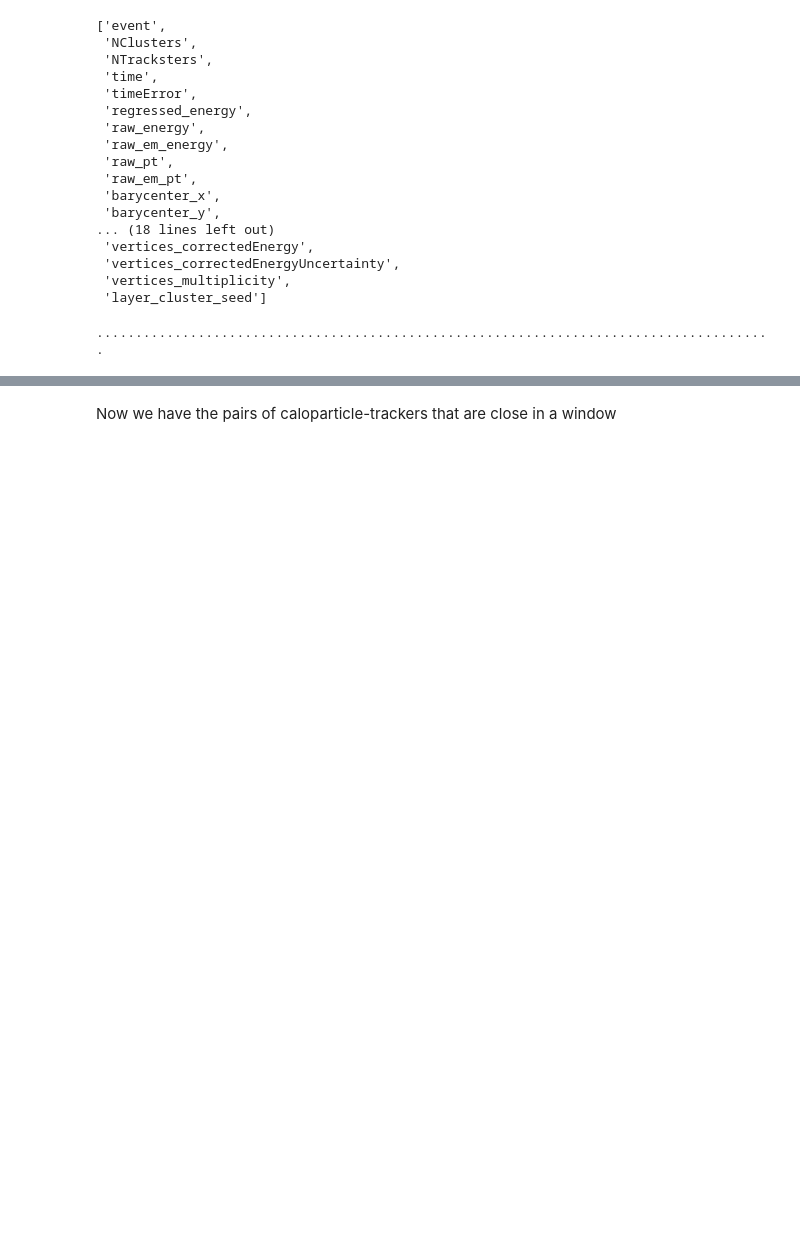
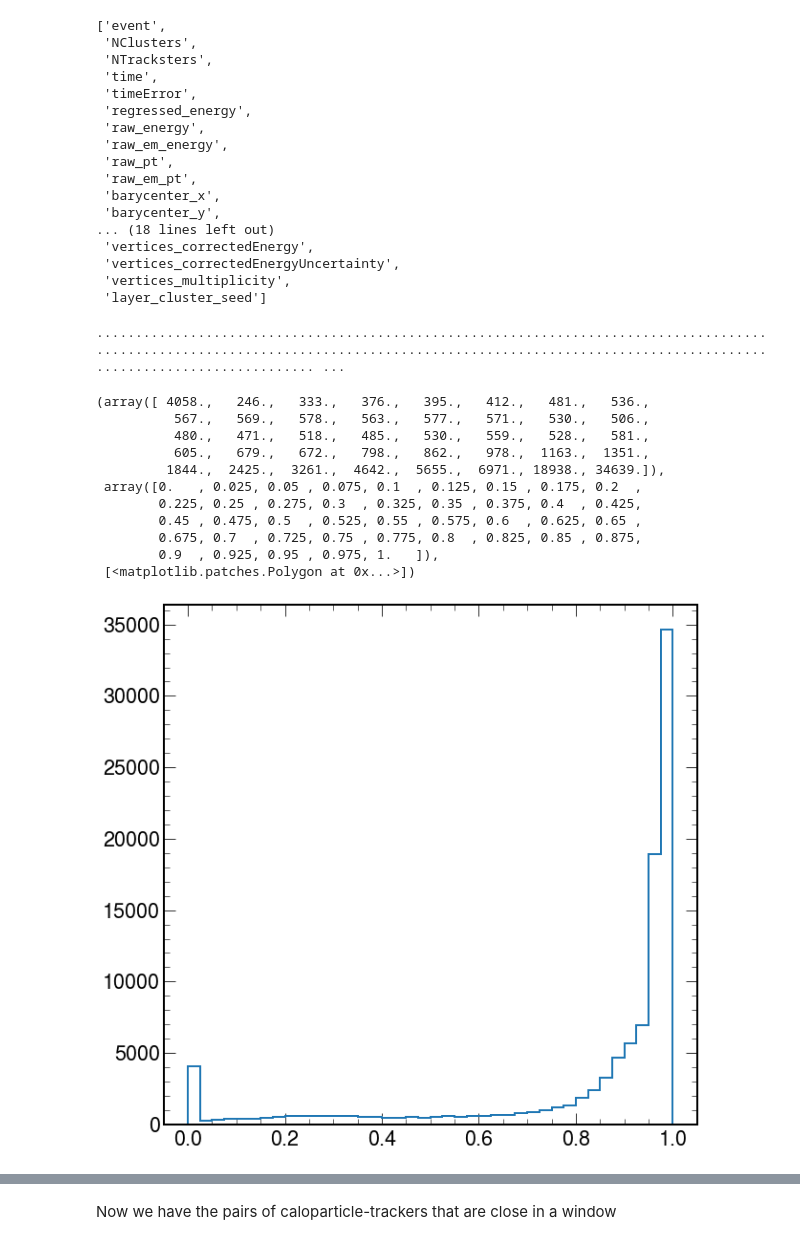
Before and after one commit to valsdav/HGCAL_Linking, a Jupyter notebook: Ntuplizer.ipynb, the cells around one changed output, grey strips where cells are left out. Saved outputs shown, nothing was run; the diff lists cells and outputs as text; code cells hidden in the pictures; blank space fills up the shorter version.

```diff
--- a/Ntuplizer.ipynb
+++ b/Ntuplizer.ipynb
@@ -54,7 +72,7 @@ tracksters = [ ]
 associations = [ ]
 
 i = 0
-N = 100
+N = 10000000
 for file in files:
     if i >= N: break
     i+=1
@@ -65,8 +83,8 @@ for file in files:
         calo = f["ticlNtuplizer/simtrackstersCP"]
         ass = f["ticlNtuplizer/associations"]
         calos.append(calo.arrays(["stsCP_trackster_barycenter_eta","stsCP_trackster_barycenter_phi",
-                                  "stsCP_barycenter_x","stsCP_barycenter_y","stsCP_barycenter_z"]))
-        tracksters.append(t.arrays(["raw_energy","trackster_barycenter_eta","trackster_barycenter_phi",
+                                  "stsCP_barycenter_x","stsCP_barycenter_y","stsCP_barycenter_z","stsCP_raw_energy"]))
+        tracksters.append(t.arrays(["raw_energy","raw_em_energy", "trackster_barycenter_eta","trackster_barycenter_phi",
                                     "barycenter_x","barycenter_y","barycenter_z","id_probabilities",
                                     "EV1", "EV2", "EV3", "eVector0_x", "eVector0_y","eVector0_z", "sigmaPCA1", "sigmaPCA2", "sigmaPCA3"]))
         associations.append(ass.arrays([ "tsCLUE3D_recoToSim_CP", "tsCLUE3D_recoToSim_CP_score"]))
@@ -77,4 +95,4 @@ df_calo = ak.concatenate(calos)
 df_track = ak.concatenate(tracksters)
 df_ass = ak.concatenate(associations)
 # %% [output]
-.......................................................................................
+........................................................................................................................................................................................................ ...
@@ -80,0 +102,16 @@ df_ass = ak.concatenate(associations)
+# %%
+plt.hist(ak.flatten(df_track.id_probabilities[:,:,0]+df_track.id_probabilities[:,:,1]), bins=40, range=(0,1), linewidth=2, histtype='step' )
+#plt.legend()
+# %% [output]
+(array([ 4058.,   246.,   333.,   376.,   395.,   412.,   481.,   536.,
+          567.,   569.,   578.,   563.,   577.,   571.,   530.,   506.,
+          480.,   471.,   518.,   485.,   530.,   559.,   528.,   581.,
+          605.,   679.,   672.,   798.,   862.,   978.,  1163.,  1351.,
+         1844.,  2425.,  3261.,  4642.,  5655.,  6971., 18938., 34639.]),
+ array([0.   , 0.025, 0.05 , 0.075, 0.1  , 0.125, 0.15 , 0.175, 0.2  ,
+        0.225, 0.25 , 0.275, 0.3  , 0.325, 0.35 , 0.375, 0.4  , 0.425,
+        0.45 , 0.475, 0.5  , 0.525, 0.55 , 0.575, 0.6  , 0.625, 0.65 ,
+        0.675, 0.7  , 0.725, 0.75 , 0.775, 0.8  , 0.825, 0.85 , 0.875,
+        0.9  , 0.925, 0.95 , 0.975, 1.   ]),
+ [<matplotlib.patches.Polygon at 0x...>])
+[figure, added]
```
Also changed, not shown: parts of 30 cells of this notebook.
